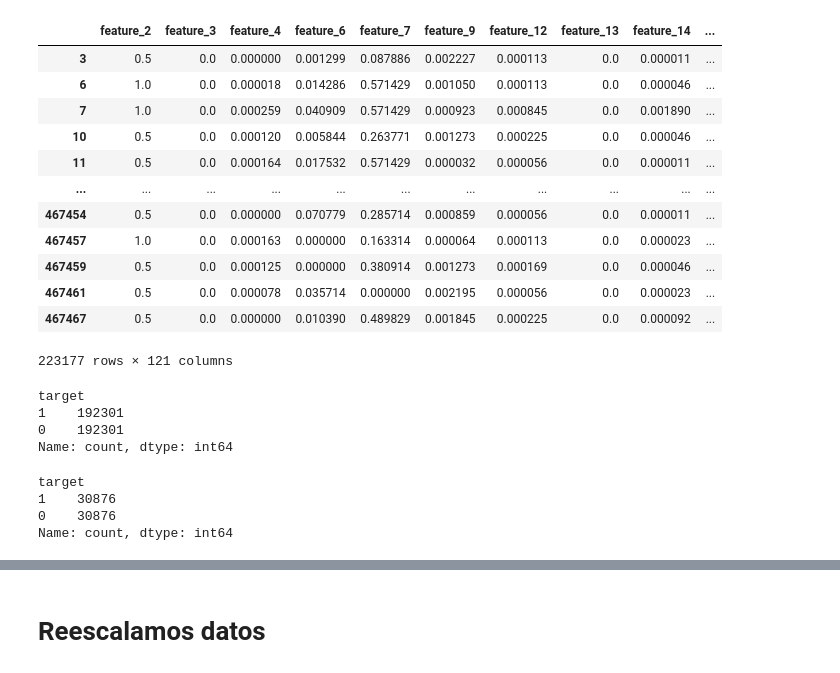
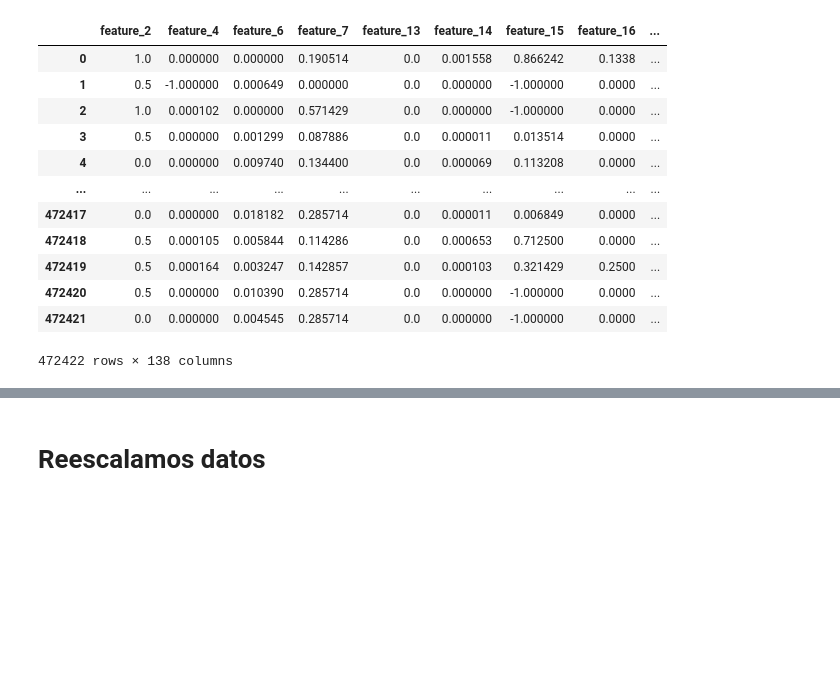
Before and after one commit to FranzValerio/baubap-nn-challenge, a Jupyter notebook: Notebooks/Redes Neuronales/Red Neuronal.ipynb, the cells around one changed output, grey strips where cells are left out. Cells and saved outputs as stored; diff of their text form; code cells hidden in the pictures; blank space fills up the shorter version.

```diff
--- a/Notebooks/Redes Neuronales/Red Neuronal.ipynb
+++ b/Notebooks/Redes Neuronales/Red Neuronal.ipynb
@@ -16,57 +24,17 @@ from keras.regularizers import l1, l2
 # %%
-df = pd.read_pickle('../../Base de datos/train_clean.pkl')
-df
+df_train = pd.read_pickle('../../Base de datos/Processed/train_clean.pkl')
+df_train
 # %% [output]
-|  | feature_2 | feature_3 | feature_4 | feature_6 | feature_7 | feature_9 | feature_12 | feature_13 | feature_14 | ... |
-| 3 | 0.5 | 0.0 | 0.000000 | 0.001299 | 0.087886 | 0.002227 | 0.000113 | 0.0 | 0.000011 | ... |
-| 6 | 1.0 | 0.0 | 0.000018 | 0.014286 | 0.571429 | 0.001050 | 0.000113 | 0.0 | 0.000046 | ... |
-| 7 | 1.0 | 0.0 | 0.000259 | 0.040909 | 0.571429 | 0.000923 | 0.000845 | 0.0 | 0.001890 | ... |
-| 10 | 0.5 | 0.0 | 0.000120 | 0.005844 | 0.263771 | 0.001273 | 0.000225 | 0.0 | 0.000046 | ... |
-| 11 | 0.5 | 0.0 | 0.000164 | 0.017532 | 0.571429 | 0.000032 | 0.000056 | 0.0 | 0.000011 | ... |
-| ... | ... | ... | ... | ... | ... | ... | ... | ... | ... | ... |
-| 467454 | 0.5 | 0.0 | 0.000000 | 0.070779 | 0.285714 | 0.000859 | 0.000056 | 0.0 | 0.000011 | ... |
-| 467457 | 1.0 | 0.0 | 0.000163 | 0.000000 | 0.163314 | 0.000064 | 0.000113 | 0.0 | 0.000023 | ... |
-| 467459 | 0.5 | 0.0 | 0.000125 | 0.000000 | 0.380914 | 0.001273 | 0.000169 | 0.0 | 0.000046 | ... |
-| 467461 | 0.5 | 0.0 | 0.000078 | 0.035714 | 0.000000 | 0.002195 | 0.000056 | 0.0 | 0.000023 | ... |
-| 467467 | 0.5 | 0.0 | 0.000000 | 0.010390 | 0.489829 | 0.001845 | 0.000225 | 0.0 | 0.000092 | ... |
+|  | feature_2 | feature_4 | feature_6 | feature_7 | feature_13 | feature_14 | feature_15 | feature_16 | ... |
+| 0 | 1.0 | 0.000000 | 0.000000 | 0.190514 | 0.0 | 0.001558 | 0.866242 | 0.1338 | ... |
+| 1 | 0.5 | -1.000000 | 0.000649 | 0.000000 | 0.0 | 0.000000 | -1.000000 | 0.0000 | ... |
+| 2 | 1.0 | 0.000102 | 0.000000 | 0.571429 | 0.0 | 0.000000 | -1.000000 | 0.0000 | ... |
+| 3 | 0.5 | 0.000000 | 0.001299 | 0.087886 | 0.0 | 0.000011 | 0.013514 | 0.0000 | ... |
+| 4 | 0.0 | 0.000000 | 0.009740 | 0.134400 | 0.0 | 0.000069 | 0.113208 | 0.0000 | ... |
+| ... | ... | ... | ... | ... | ... | ... | ... | ... | ... |
+| 472417 | 0.0 | 0.000000 | 0.018182 | 0.285714 | 0.0 | 0.000011 | 0.006849 | 0.0000 | ... |
+| 472418 | 0.5 | 0.000105 | 0.005844 | 0.114286 | 0.0 | 0.000653 | 0.712500 | 0.0000 | ... |
+| 472419 | 0.5 | 0.000164 | 0.003247 | 0.142857 | 0.0 | 0.000103 | 0.321429 | 0.2500 | ... |
+| 472420 | 0.5 | 0.000000 | 0.010390 | 0.285714 | 0.0 | 0.000000 | -1.000000 | 0.0000 | ... |
+| 472421 | 0.0 | 0.000000 | 0.004545 | 0.285714 | 0.0 | 0.000000 | -1.000000 | 0.0000 | ... |
-223177 rows × 121 columns
+472422 rows × 138 columns
-# %%
-from sklearn.utils import resample
-
-# Separar las clases mayoritaria y minoritaria
-df_majority = df[df.target==1]
-df_minority = df[df.target==0]
-
-# Sobremuestreo de la clase minoritaria
-df_minority_upsampled = resample(df_minority,
-                                 replace=True,     # Muestreo con reemplazo
-                                 n_samples=len(df_majority),    # Coincide con el número en la clase mayoritaria
-                                 random_state=42)
-
-# Combinar la clase mayoritaria con la clase minoritaria sobremuestreada
-df_upsampled = pd.concat([df_majority, df_minority_upsampled])
-
-# Mostrar el nuevo recuento de clases
-df_upsampled.target.value_counts()
-# %% [output]
-target
-1    192301
-0    192301
-Name: count, dtype: int64
-# %%
-# Submuestreo de la clase mayoritaria
-df_majority_downsampled = resample(df_majority,
-                                   replace=False,    # Muestreo sin reemplazo
-                                   n_samples=len(df_minority),  # Coincide con el número en la clase minoritaria
-                                   random_state=42)
-
-# Combinar la clase minoritaria con la clase mayoritaria submuestreada
-df_downsampled = pd.concat([df_majority_downsampled, df_minority])
-
-# Mostrar el nuevo recuento de clases
-df_downsampled.target.value_counts()
-# %% [output]
-target
-1    30876
-0    30876
-Name: count, dtype: int64
```
Also changed, not shown: parts of 44 cells of this notebook, 8 other files.
